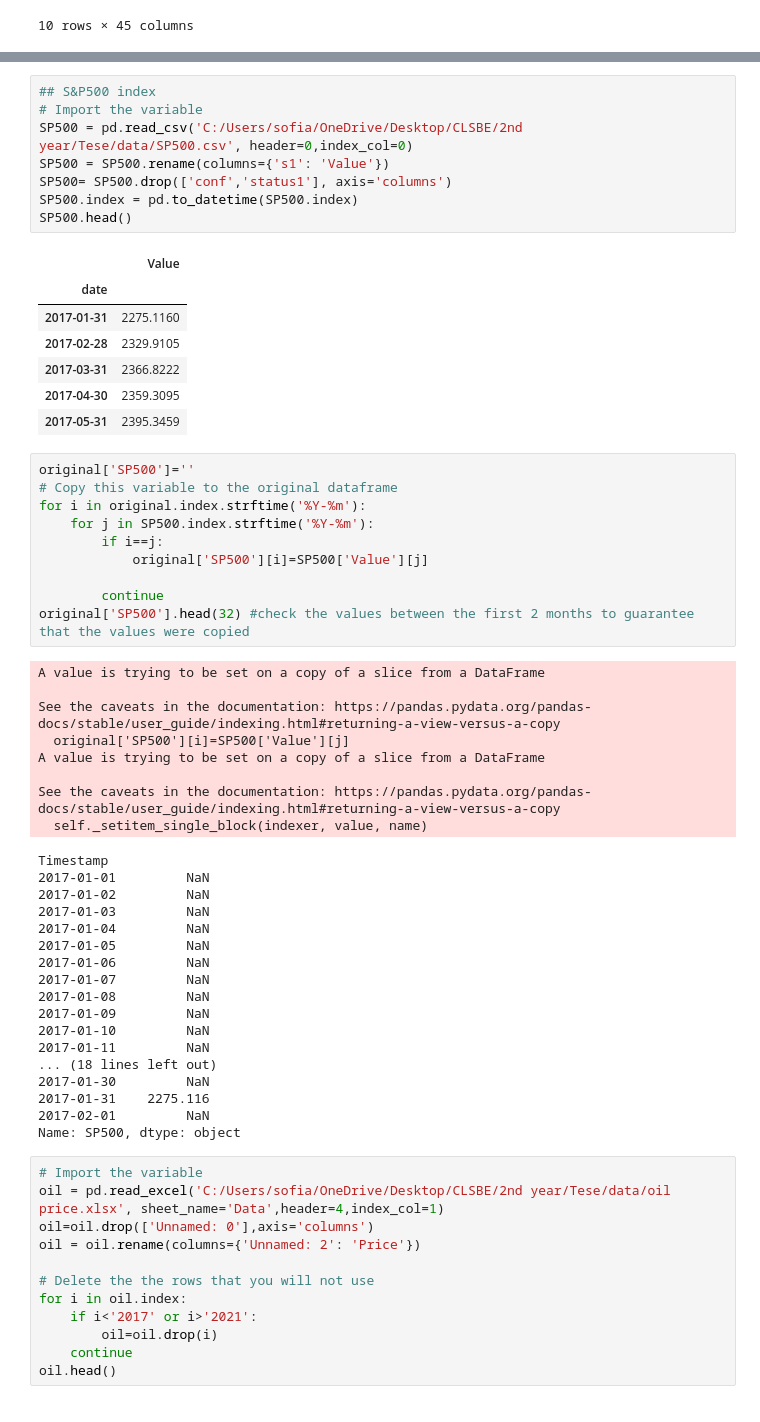
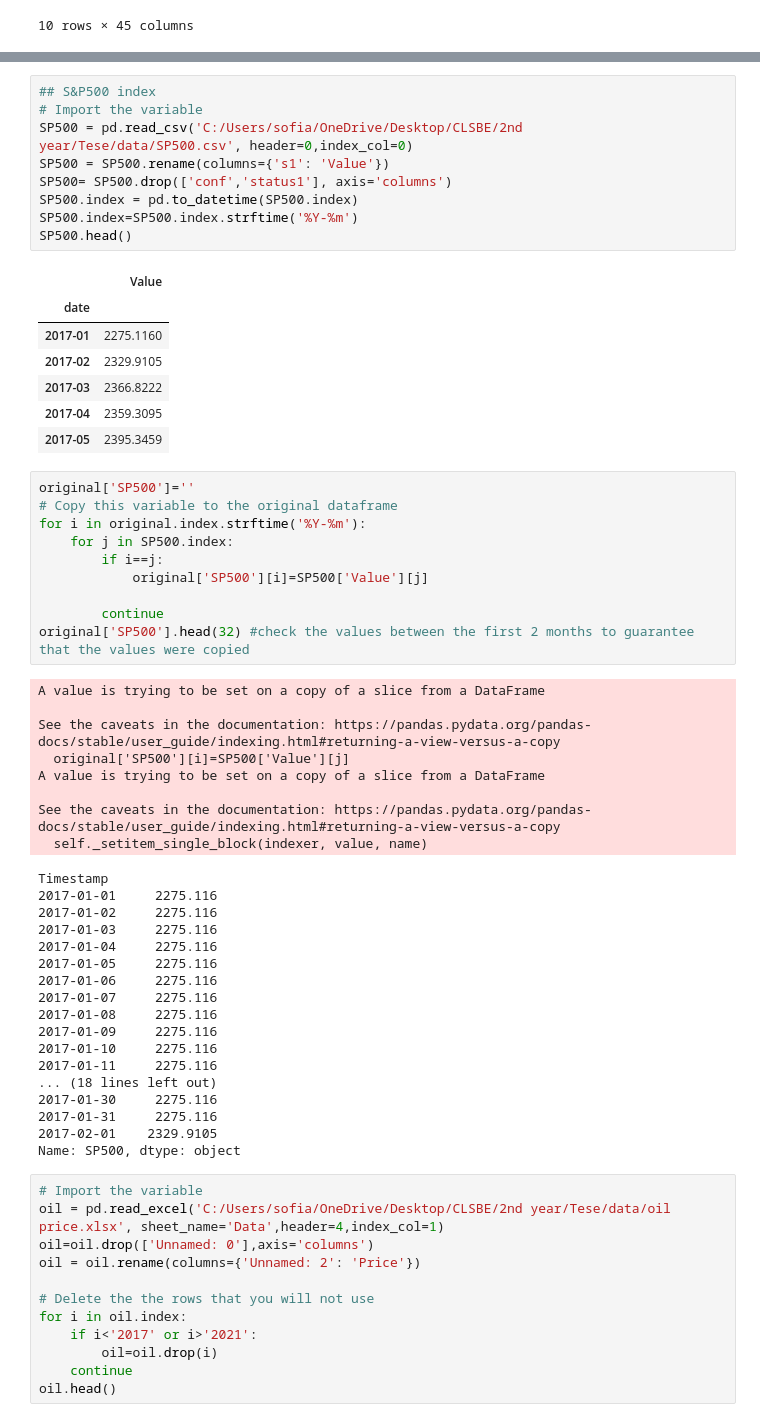
Before and after one commit to s-asrmorais/MSc_thesis_code_DataScience, a Jupyter notebook: code.ipynb, the cells around one changed output, grey strips where cells are left out. Cells and saved outputs as stored; diff of their text form.

```diff
--- a/code.ipynb
+++ b/code.ipynb
@@ -219,24 +280,25 @@ KeyboardInterrupt:
 # %%
 ## S&P500 index
 # Import the variable
 SP500 = pd.read_csv('C:/Users/sofia/OneDrive/Desktop/CLSBE/2nd year/Tese/data/SP500.csv', header=0,index_col=0)
 SP500 = SP500.rename(columns={'s1': 'Value'})
 SP500= SP500.drop(['conf','status1'], axis='columns')
 SP500.index = pd.to_datetime(SP500.index)
+SP500.index=SP500.index.strftime('%Y-%m')
 SP500.head()
 # %% [output]
 |  | Value |
 | date |  |
-| 2017-01-31 | 2275.1160 |
-| 2017-02-28 | 2329.9105 |
-| 2017-03-31 | 2366.8222 |
-| 2017-04-30 | 2359.3095 |
-| 2017-05-31 | 2395.3459 |
+| 2017-01 | 2275.1160 |
+| 2017-02 | 2329.9105 |
+| 2017-03 | 2366.8222 |
+| 2017-04 | 2359.3095 |
+| 2017-05 | 2395.3459 |
 # %%
 original['SP500']=''
 # Copy this variable to the original dataframe
 for i in original.index.strftime('%Y-%m'):
-    for j in SP500.index.strftime('%Y-%m'):
+    for j in SP500.index:
         if i==j:
             original['SP500'][i]=SP500['Value'][j]
 
@@ -252,21 +314,21 @@ A value is trying to be set on a copy of a slice from a DataFrame
 See the caveats in the documentation: https://pandas.pydata.org/pandas-docs/stable/user_guide/indexing.html#returning-a-view-versus-a-copy
   self._setitem_single_block(indexer, value, name)
 Timestamp
-2017-01-01         NaN
-2017-01-02         NaN
-2017-01-03         NaN
-2017-01-04         NaN
-2017-01-05         NaN
-2017-01-06         NaN
-2017-01-07         NaN
-2017-01-08         NaN
-2017-01-09         NaN
-2017-01-10         NaN
-2017-01-11         NaN
+2017-01-01     2275.116
+2017-01-02     2275.116
+2017-01-03     2275.116
+2017-01-04     2275.116
+2017-01-05     2275.116
+2017-01-06     2275.116
+2017-01-07     2275.116
+2017-01-08     2275.116
+2017-01-09     2275.116
+2017-01-10     2275.116
+2017-01-11     2275.116
 ... (18 lines left out)
-2017-01-30         NaN
-2017-01-31    2275.116
-2017-02-01         NaN
+2017-01-30     2275.116
+2017-01-31     2275.116
+2017-02-01    2329.9105
 Name: SP500, dtype: object
 # %%
 # Import the variable
```
Also changed, not shown: parts of 11 cells of this notebook.
